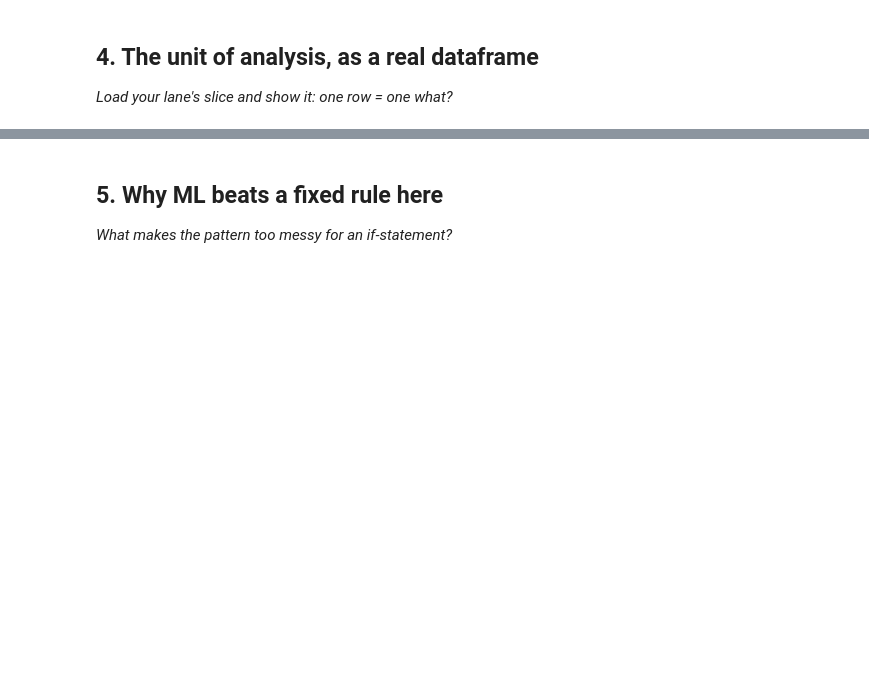
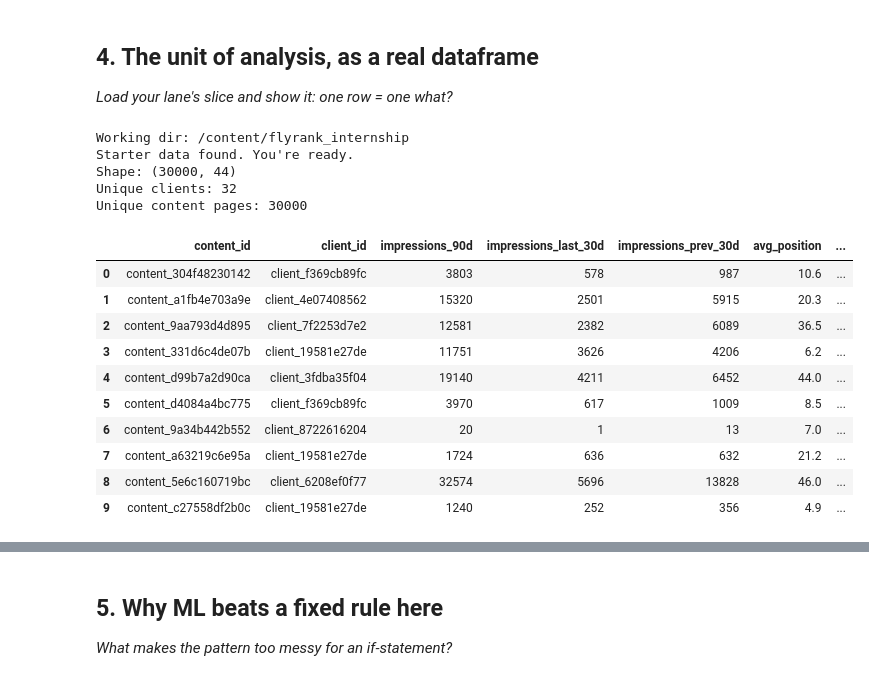
Before and after one commit to 7ayder-99/flyrank_internship, a Jupyter notebook: work/notebooks/w02_ml_task_framing.ipynb, the cells around one changed output, grey strips where cells are left out. Cells and saved outputs as stored; diff of their text form; code cells hidden in the pictures; blank space fills up the shorter version.

Commit message:
Created using Colab SOLVED

```diff
--- a/work/notebooks/w02_ml_task_framing.ipynb
+++ b/work/notebooks/w02_ml_task_framing.ipynb
@@ -36,0 +56,45 @@ This skeleton is yours to fill. Work the sections **in order** — each one has
+# %%
+import pandas as pd
+import os, sys, subprocess
+
+IN_COLAB = "google.colab" in sys.modules
+REPO_URL = "https://github.com/7ayder-99/flyrank_internship"
+REPO_DIR = "flyrank_internship"
+
+if IN_COLAB:
+    if not os.path.isdir(REPO_DIR):
+        subprocess.run(["git", "clone", "--depth", "1", REPO_URL, REPO_DIR], check=True)
+    os.chdir(REPO_DIR)
+else:
+    while not os.path.isdir("data/raw") and os.getcwd() != "/":
+        os.chdir("..")
+
+print("Working dir:", os.getcwd())
+assert os.path.exists("data/raw/content_refresh_anonymized.csv"), "starter CSV not found — are you at the repo root?"
+print("Starter data found. You're ready.")
+df = pd.read_csv("data/raw/content_refresh_anonymized.csv")
+
+print("Shape:", df.shape)
+print("Unique clients:", df["client_id"].nunique())
+print("Unique content pages:", df["content_id"].nunique())
+
+cols = ["content_id", "client_id", "impressions_90d", "impressions_last_30d",
+        "impressions_prev_30d", "avg_position", "engagement_rate", "trend_direction"]
+df[cols].head(10)
+# %% [output]
+Working dir: /content/flyrank_internship
+Starter data found. You're ready.
+Shape: (30000, 44)
+Unique clients: 32
+Unique content pages: 30000
+|  | content_id | client_id | impressions_90d | impressions_last_30d | impressions_prev_30d | avg_position | ... |
+| 0 | content_304f48230142 | client_f369cb89fc | 3803 | 578 | 987 | 10.6 | ... |
+| 1 | content_a1fb4e703a9e | client_4e07408562 | 15320 | 2501 | 5915 | 20.3 | ... |
+| 2 | content_9aa793d4d895 | client_7f2253d7e2 | 12581 | 2382 | 6089 | 36.5 | ... |
+| 3 | content_331d6c4de07b | client_19581e27de | 11751 | 3626 | 4206 | 6.2 | ... |
+| 4 | content_d99b7a2d90ca | client_3fdba35f04 | 19140 | 4211 | 6452 | 44.0 | ... |
+| 5 | content_d4084a4bc775 | client_f369cb89fc | 3970 | 617 | 1009 | 8.5 | ... |
+| 6 | content_9a34b442b552 | client_8722616204 | 20 | 1 | 13 | 7.0 | ... |
+| 7 | content_a63219c6e95a | client_19581e27de | 1724 | 636 | 632 | 21.2 | ... |
+| 8 | content_5e6c160719bc | client_6208ef0f77 | 32574 | 5696 | 13828 | 46.0 | ... |
+| 9 | content_c27558df2b0c | client_19581e27de | 1240 | 252 | 356 | 4.9 | ... |
```
Also changed, not shown: parts of 7 cells of this notebook.
